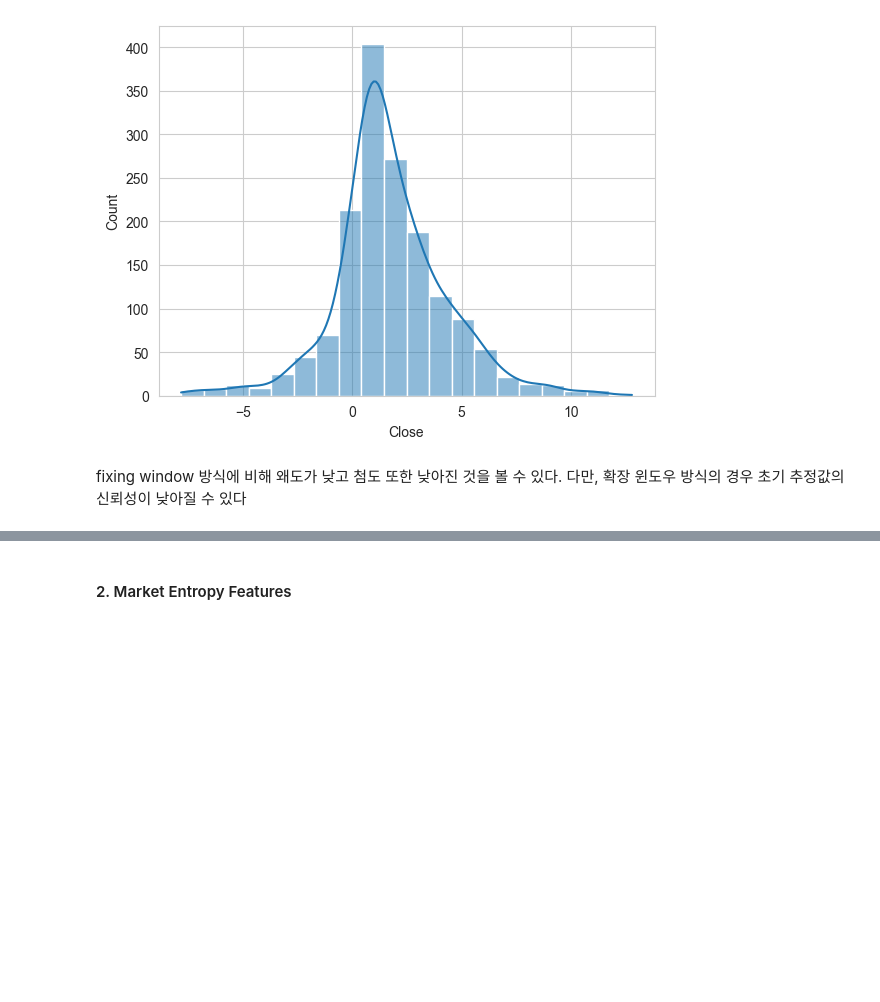
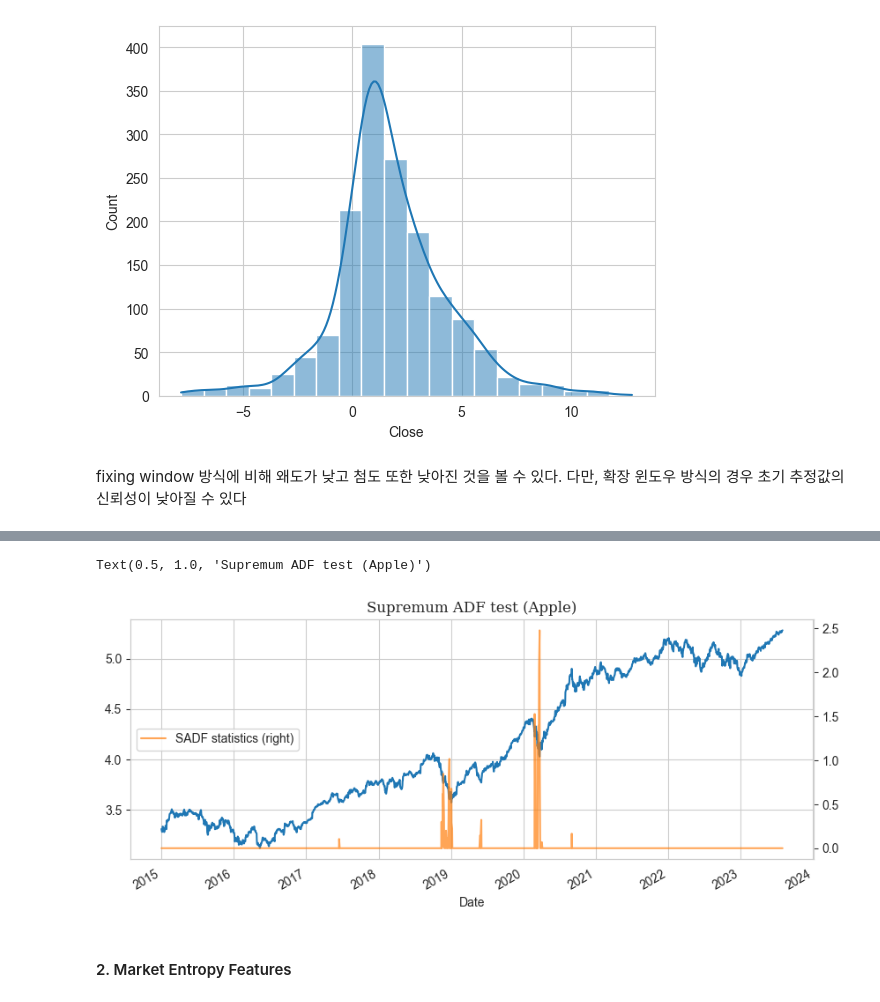
Before and after one commit to Tommylee1013/QUANTIFI, a Jupyter notebook: Week 10/Advanced Time Series.ipynb, the cells around one changed output, grey strips where cells are left out. Drawn from its saved outputs; the diff is of its cells as text; code cells hidden in the pictures; blank space fills up the shorter version.

```diff
--- a/Week 10/Advanced Time Series.ipynb
+++ b/Week 10/Advanced Time Series.ipynb
@@ -193,4 +193,4 @@ $$\mathrm{SADF}_t = \sup_{t_0 \in [1, t-\tau]} \{\mathrm{ADF}_{t_0, t}\} = \sup_
 
 여기서 $\hat \beta_{t_0, t}$는 $t_0$에서 시작해 $t$에서 끝나는 샘플에서 계산하고, $\tau$는 분석에 사용되는 최소 표본 길이, $t_0$는 역방향 확장 윈도우의 왼쪽 경계이고 $t = \tau, \dots, T$이다
 # %%
-sadf = get_bSADF_test_statistics(np.log(apple.Close), minSL = 100, constant = 'ct', lags = 1)
+sadf = ats.get_bSADF_test_statistics(np.log(apple.Close), minSL = 100, constant = 'ct', lags = 1)
@@ -207,3 +197,12 @@ sadf = get_bSADF_test_statistics(np.log(apple.Close), minSL = 100, constant = 'c
+# %%
+plt.figure(figsize = (10, 4))
+plt.plot(np.log(apple.Close))
+sadf.plot(secondary_y = True, alpha = 0.7, label = 'SADF statistics')
+plt.legend(loc = 'center left')
+plt.title('Supremum ADF test (Apple)', fontfamily = 'Serif', fontsize = 12)
+# %% [output]
+Text(0.5, 1.0, 'Supremum ADF test (Apple)')
+[figure, added]
 # %% [markdown]
 #### 2. Market Entropy Features
 # %% [markdown]
```
Also changed, not shown: parts of 4 cells of this notebook.
